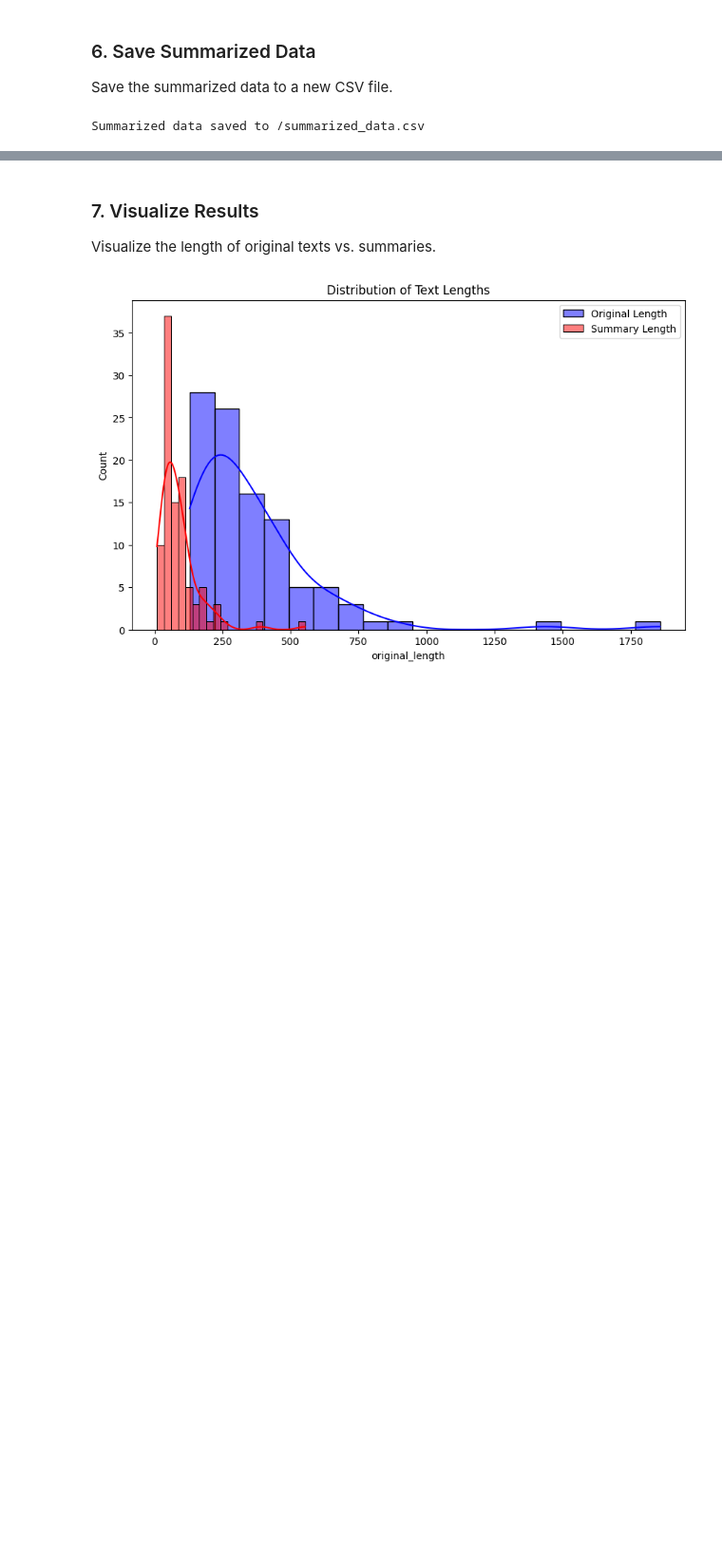
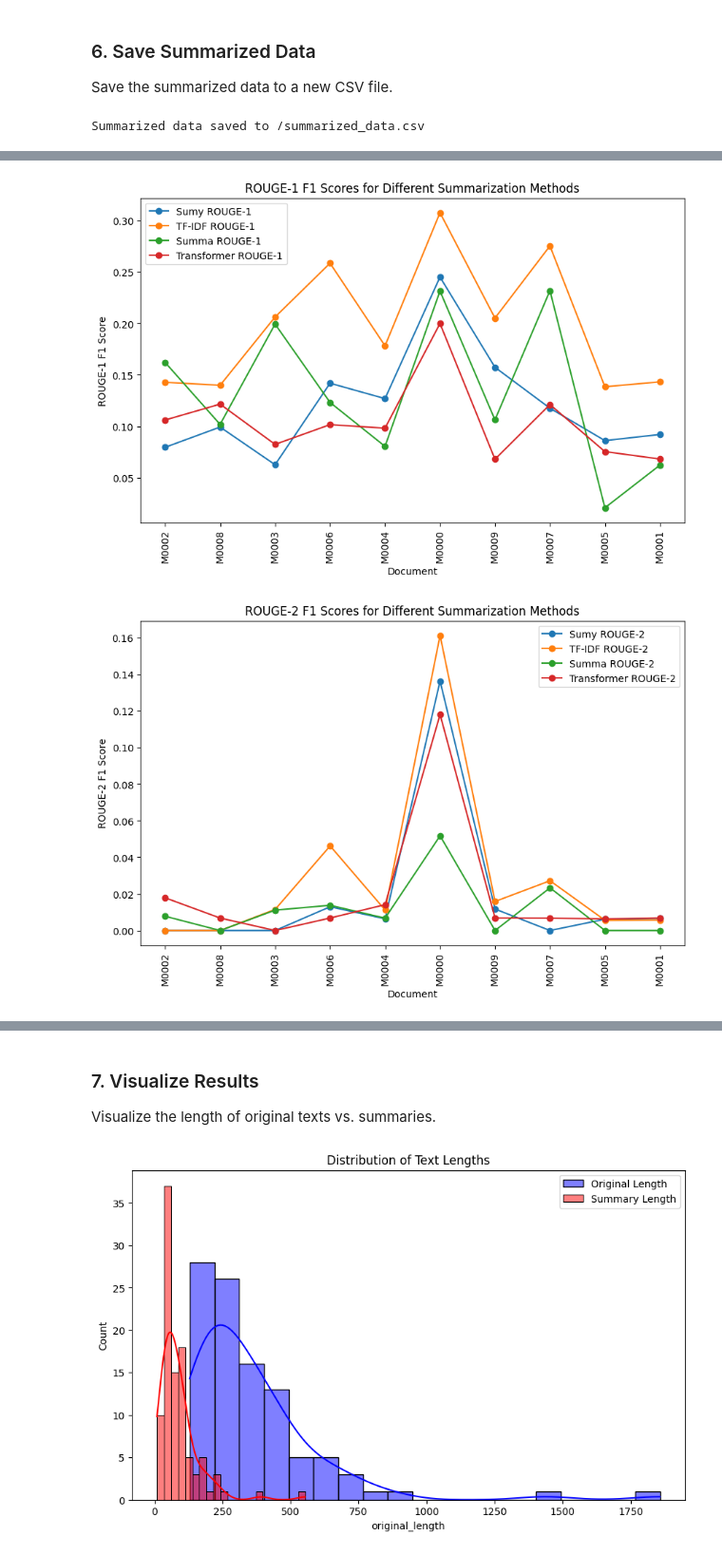
Before and after one commit to hannaschmueck/Session1_Visualisation_and_Summarisation, a Jupyter notebook: NoteBooks/3_Text_Summariser.ipynb, the cells around one changed output, grey strips where cells are left out. Shown at 95% size. Drawn from its saved outputs; the diff is of its cells as text; code cells hidden in the pictures; blank space fills up the shorter version.

```diff
--- a/NoteBooks/3_Text_Summariser.ipynb
+++ b/NoteBooks/3_Text_Summariser.ipynb
@@ -490,0 +875,54 @@ Summarized data saved to /summarized_data.csv
+# %%
+from rouge_score import rouge_scorer
+# Function to calculate ROUGE scores
+def calculate_rouge_scores(reference, generated):
+    scorer = rouge_scorer.RougeScorer(['rouge1', 'rouge2', 'rougeL'], use_stemmer=True)
+    scores = scorer.score(reference, generated)
+    return scores
+
+# Evaluate summaries
+df['rouge_sumy'] = df.apply(lambda row: calculate_rouge_scores(row['Content_gold'], row['summary_sumy']), axis=1)
+df['rouge_tfidf'] = df.apply(lambda row: calculate_rouge_scores(row['Content_gold'], row['summary_tfidf']), axis=1)
+df['rouge_summa'] = df.apply(lambda row: calculate_rouge_scores(row['Content_gold'], row['summary_summa']), axis=1)
+df['rouge_transformer'] = df.apply(lambda row: calculate_rouge_scores(row['Content_gold'], row['summary_transformer']), axis=1)
+# %%
+# Extract ROUGE-1 F1 scores
+df['rouge_sumy_1'] = df['rouge_sumy'].apply(lambda x: x['rouge1'].fmeasure)
+df['rouge_tfidf_1'] = df['rouge_tfidf'].apply(lambda x: x['rouge1'].fmeasure)
+df['rouge_summa_1'] = df['rouge_summa'].apply(lambda x: x['rouge1'].fmeasure)
+df['rouge_transformer_1'] = df['rouge_transformer'].apply(lambda x: x['rouge1'].fmeasure)
+
+# Extract ROUGE-2 F1 scores
+df['rouge_sumy_2'] = df['rouge_sumy'].apply(lambda x: x['rouge2'].fmeasure)
+df['rouge_tfidf_2'] = df['rouge_tfidf'].apply(lambda x: x['rouge2'].fmeasure)
+df['rouge_summa_2'] = df['rouge_summa'].apply(lambda x: x['rouge2'].fmeasure)
+df['rouge_transformer_2'] = df['rouge_transformer'].apply(lambda x: x['rouge2'].fmeasure)
+
+# Plot ROUGE-1 scores
+plt.figure(figsize=(10, 6))
+plt.plot(df['Title'], df['rouge_sumy_1'], label='Sumy ROUGE-1', marker='o')
+plt.plot(df['Title'], df['rouge_tfidf_1'], label='TF-IDF ROUGE-1', marker='o')
+plt.plot(df['Title'], df['rouge_summa_1'], label='Summa ROUGE-1', marker='o')
+plt.plot(df['Title'], df['rouge_transformer_1'], label='Transformer ROUGE-1', marker='o')
+plt.xlabel('Document')
+plt.ylabel('ROUGE-1 F1 Score')
+plt.legend()
+plt.xticks(rotation=90)
+plt.title('ROUGE-1 F1 Scores for Different Summarization Methods')
+plt.show()
+
+# Plot ROUGE-2 scores
+plt.figure(figsize=(10, 6))
+plt.plot(df['Title'], df['rouge_sumy_2'], label='Sumy ROUGE-2', marker='o')
+plt.plot(df['Title'], df['rouge_tfidf_2'], label='TF-IDF ROUGE-2', marker='o')
+plt.plot(df['Title'], df['rouge_summa_2'], label='Summa ROUGE-2', marker='o')
+plt.plot(df['Title'], df['rouge_transformer_2'], label='Transformer ROUGE-2', marker='o')
+plt.xlabel('Document')
+plt.ylabel('ROUGE-2 F1 Score')
+plt.legend()
+plt.xticks(rotation=90)
+plt.title('ROUGE-2 F1 Scores for Different Summarization Methods')
+plt.show()
+# %% [output]
+[figure, added]
+[figure, added]
```
Also changed, not shown: parts of 77 cells of this notebook.
